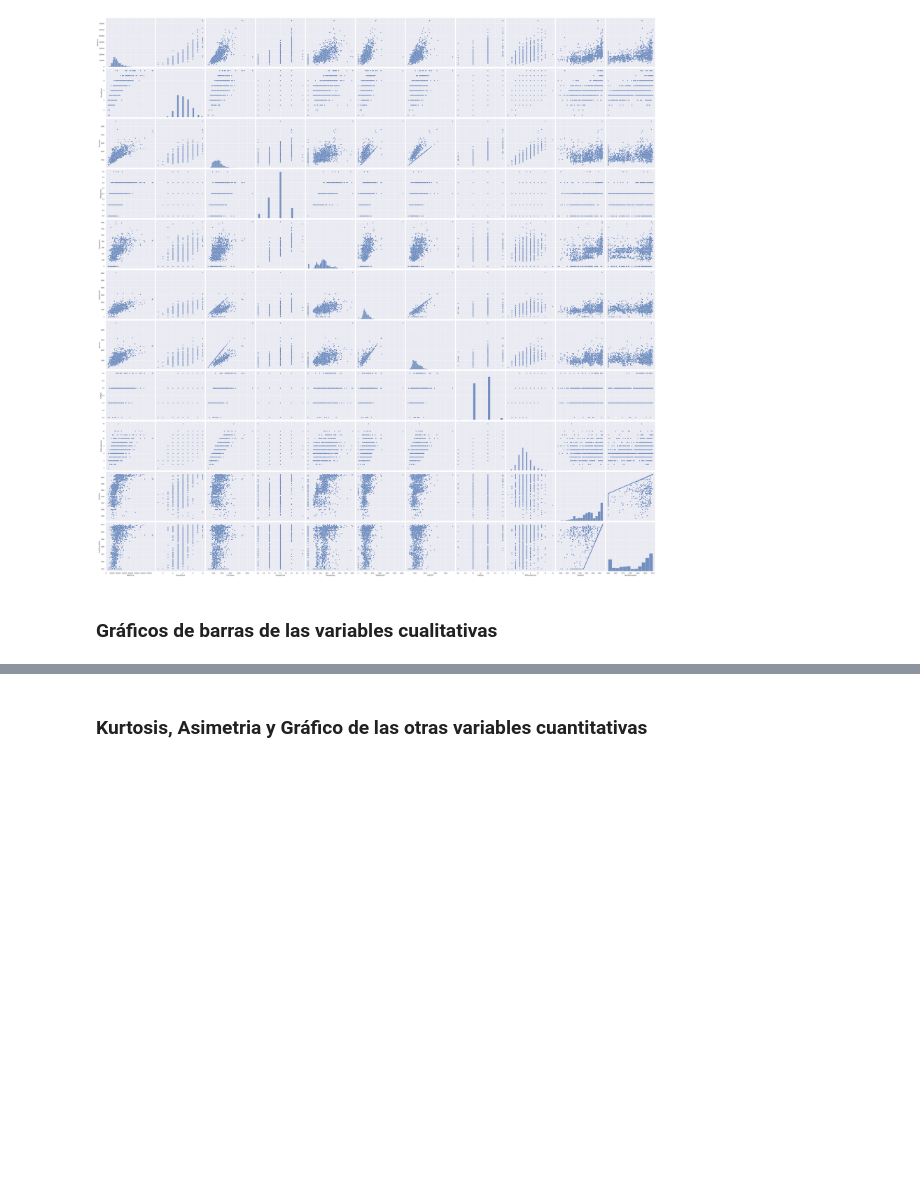
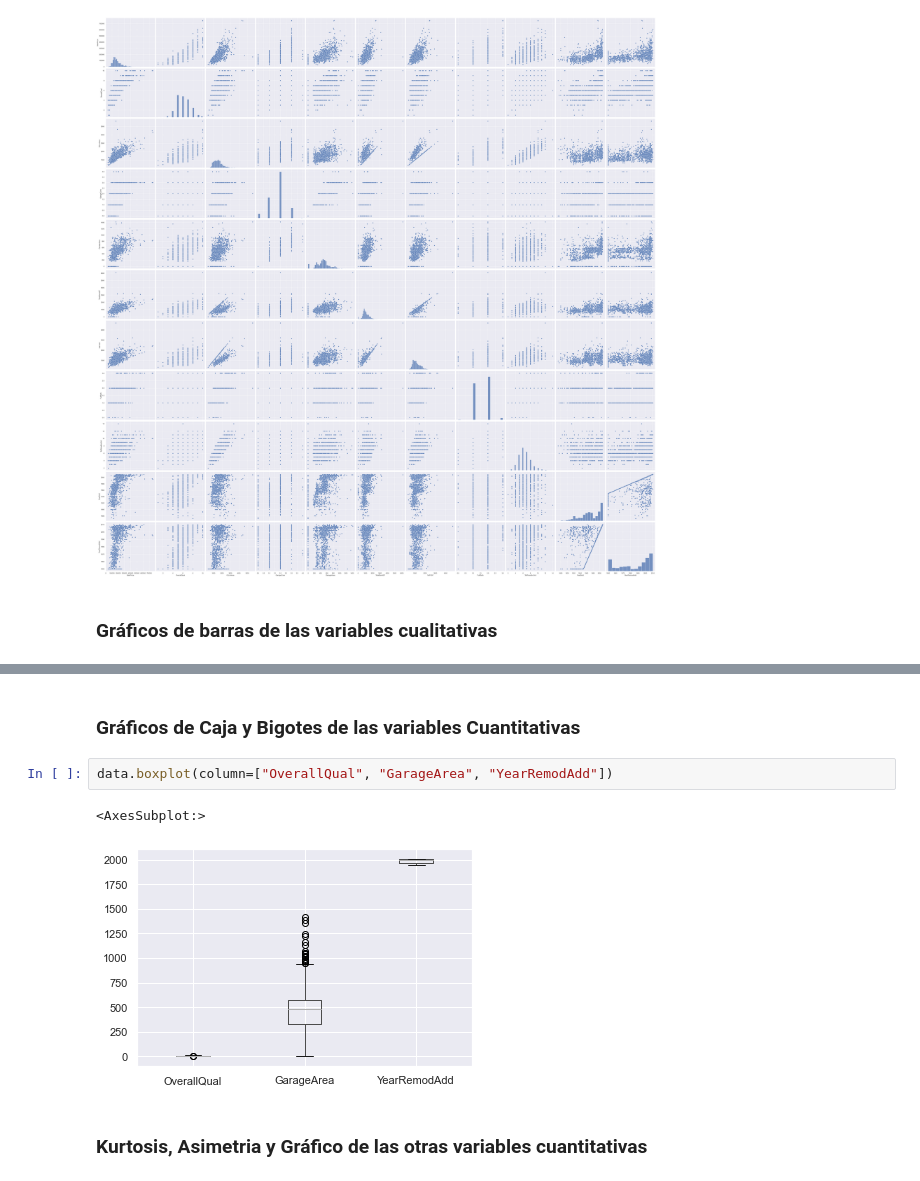
Before and after one commit to Requetetin/DS-Lab1, a Jupyter notebook: Lab1.ipynb, the cells around one changed output, grey strips where cells are left out. Drawn from its saved outputs; the diff is of its cells as text; blank space fills up the shorter version.

```diff
--- a/Lab1.ipynb
+++ b/Lab1.ipynb
@@ -145,3 +132,10 @@ Street
+# %% [markdown]
+### Gráficos de Caja y Bigotes de las variables Cuantitativas
+# %%
+data.boxplot(column=["OverallQual", "GarageArea", "YearRemodAdd"])
+# %% [output]
+<AxesSubplot:>
+[figure, added]
 # %% [markdown]
 ### Kurtosis, Asimetria y Gráfico de las otras variables cuantitativas
 # %%
```
Also changed, not shown: parts of 9 cells of this notebook.
